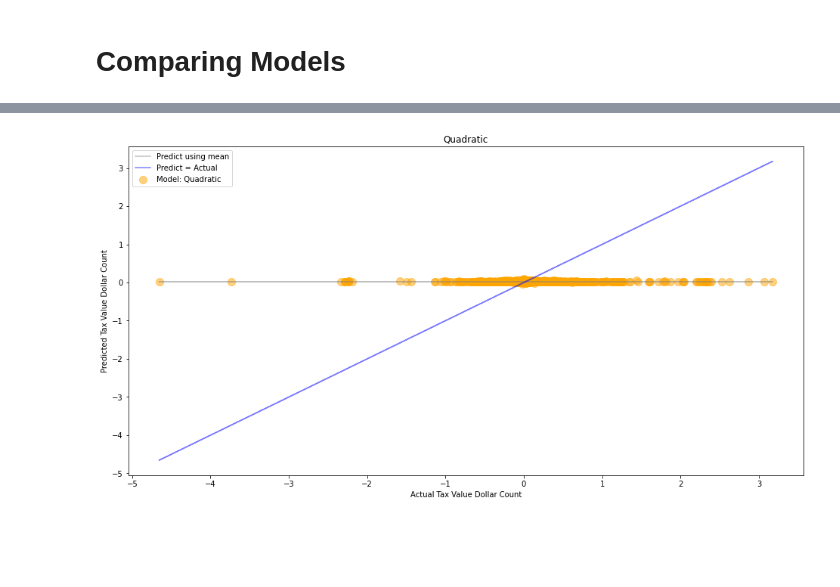
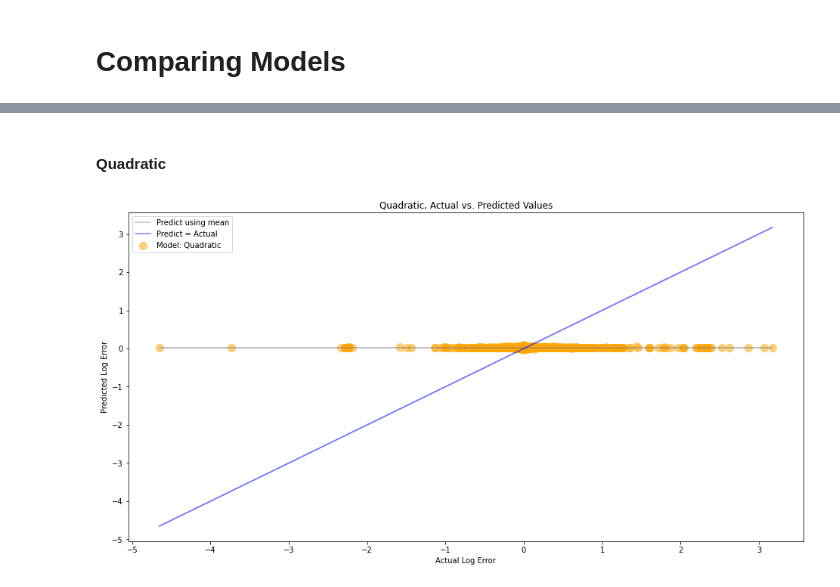
Before and after one commit to malachi-hale/clustering-project, a Jupyter notebook: Final_Project.ipynb, the cells around one changed output, grey strips where cells are left out. Saved outputs shown, nothing was run; the diff lists cells and outputs as text; code cells hidden in the pictures; blank space fills up the shorter version.

```diff
--- a/Final_Project.ipynb
+++ b/Final_Project.ipynb
@@ -1769,14 +1831,16 @@ plt.show()
+# %% [markdown]
+#### Quadratic
 # %%
 # y_validate.head()
 plt.figure(figsize=(16,8))
 plt.plot(y_validate.logerror, y_validate.logerror_pred_mean, alpha=.5, color="gray", label='Predict using mean')
 plt.plot(y_validate.logerror, y_validate.logerror, alpha=.5, color="blue", label='Predict = Actual')
 plt.scatter(y_validate.logerror, y_validate.logerror_pred_lm2,
             alpha=.5, color="orange", s=100, label="Model: Quadratic")
 plt.legend()
-plt.xlabel("Actual Tax Value Dollar Count")
-plt.ylabel("Predicted Tax Value Dollar Count")
-plt.title("Quadratic")
+plt.xlabel("Actual Log Error")
+plt.ylabel("Predicted Log Error")
+plt.title("Quadratic, Actual vs. Predicted Values")
 plt.show()
 # %% [output]
-[figure, old version]
+[figure, new version]
```
Also changed, not shown: parts of 48 cells of this notebook, 2 other files.
